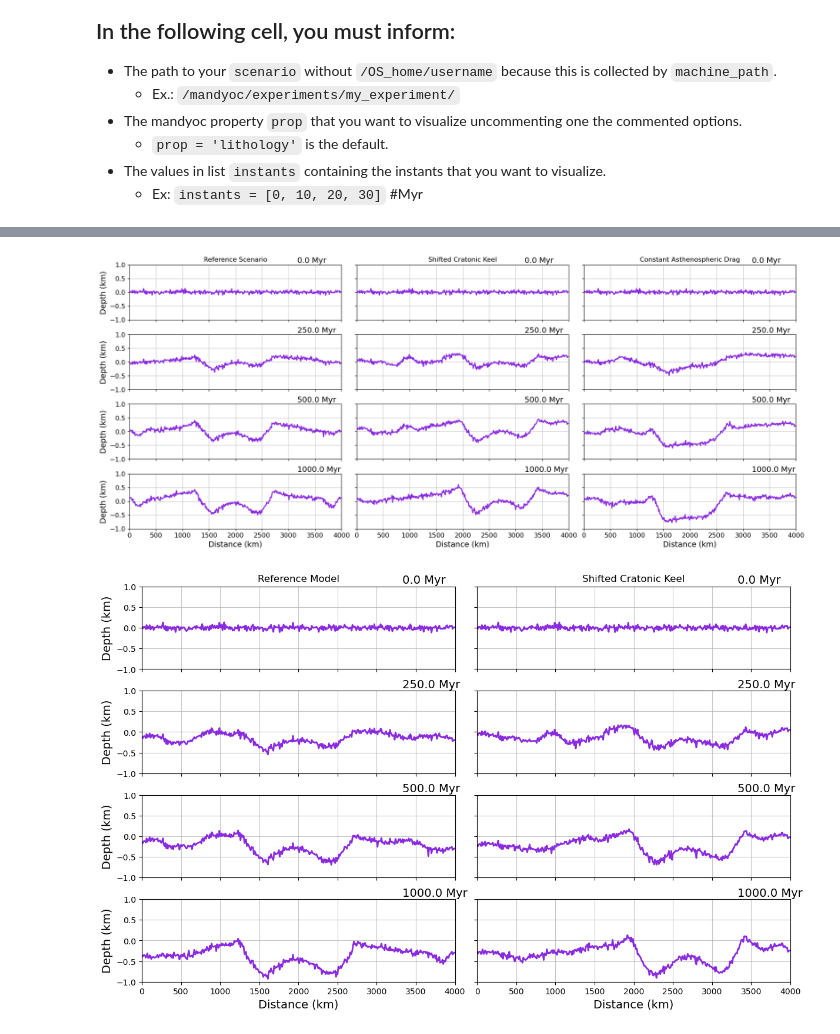
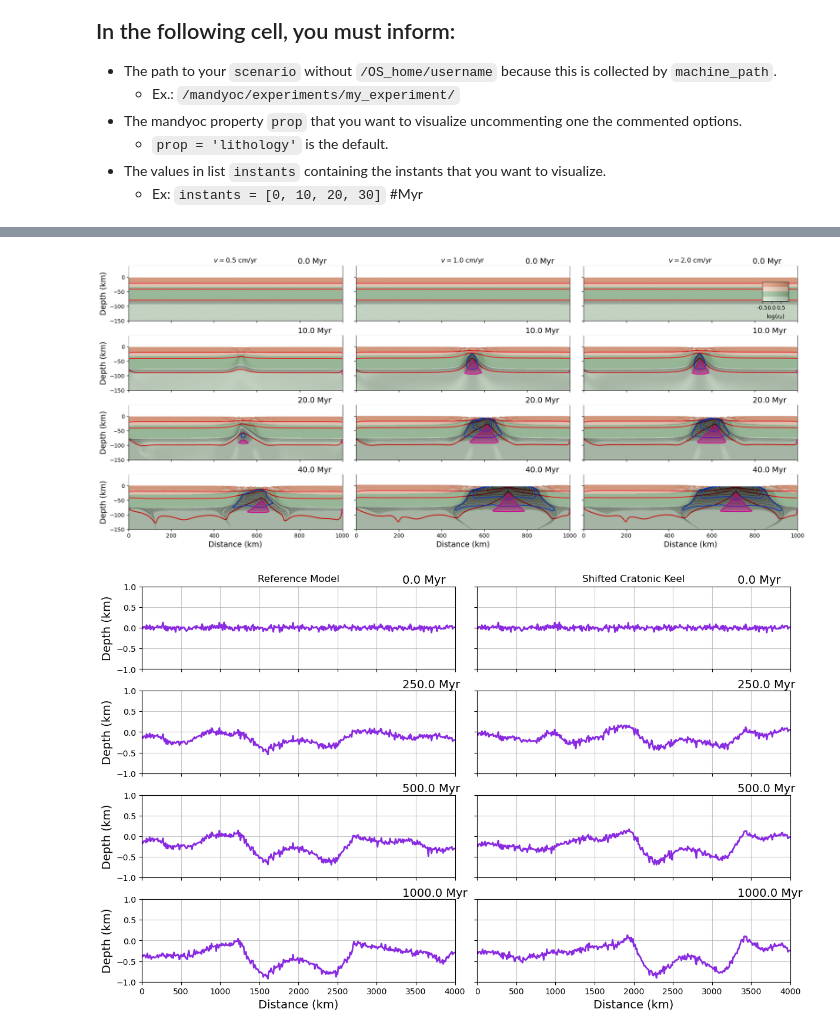
Before and after one commit to jopmas/scripts, a Jupyter notebook: plot_comparisons_steps.ipynb, the cells around one changed output, grey strips where cells are left out. Cells and saved outputs as stored; diff of their text form; code cells hidden in the pictures.

```diff
--- a/keel_article/plot_comparisons_steps.ipynb
+++ b/plot_comparisons_steps.ipynb
@@ -187,21 +175,21 @@ properties, new_datasets
 
 # prop = 'density'
 # prop = 'heat'
-# prop = 'lithology'
+prop = 'lithology'
 # prop = 'pressure'
 # prop = 'strain'
 # prop = 'strain_rate'
 # prop = 'temperature'
 # prop = 'temperature_anomaly'
 # prop = 'viscosity'
-prop = 'surface'
+# prop = 'surface'
 
 ##############################################################################################################
 #Set instants
 if(prop != 'surface'):
-    instants = [50, 250, 500, 1000] #Myr
+    instants = [0, 10, 20, 40] #Myr
 else:
-    instants = [0, 250, 500, 1000]
+    instants = [0, 10, 20, 40] #Myr
 
 ##############################################################################################################
 #Creating figure and subplots
@@ -221,15 +209,15 @@ alphabet = list(string.ascii_lowercase)
 letters = alphabet[0: len(instants)]
 
 i = 0
-# zoom_uc = True
-zoom_uc = False
+zoom_uc = True
+# zoom_uc = False
 
 Lcraton = 1200.0
 
 if(prop != 'surface'): # you can customize
     if(zoom_uc):
-        xlims = [float(dataset0.isel(time=i).lx)/2.0e3 - Lcraton/2 - 50, float(dataset0.isel(time=i).lx)/2.0e3 + Lcraton/2 + 50]
-        ylims = [-40, 10]
+        xlims = xlims = [0, float(dataset0.isel(time=i).lx) / 1.0e3]
+        ylims = [-150, 40]
         # plot steps
         plot_particles = True
     else:
@@ -262,42 +250,29 @@ for instant, i in zip(instants, range(len(instants))):
              fig,
              axs[3*i],
              plot_isotherms = plot_isotherms,
-             plot_particles = plot_particles,
+             plot_particles = False,
              particle_size = 0.2,
              particle_marker = ".",
              ncores = 20,
             #  step_plot = 4,
              isotherms = [500, 800, 1300],
-             plot_colorbar=False
-             # plot_melt = plot_melt,
+             plot_colorbar=False,
+             plot_melt = plot_melt,
              # melt_method = melt_method,
             )
 
-    if(mb_comparison):
-        xlims_aux = xlims
-        ylims_aux = ylims
-    else:
-        if(zoom_uc):
-            shift_craton = 700.0 #km
-            xlims_aux = [float(dataset0.isel(time=i).lx)/2.0e3 - Lcraton/2 - 50 + shift_craton, float(dataset0.isel(time=i).lx)/2.0e3 + Lcraton/2 + 50 + shift_craton]
-            ylims_aux = [-40, 10]
-        else:
-            shift_craton = 700.0 #km
-            xlims_aux = xlims
-            ylims_aux = ylims
-
-    plot_property(dataset1.isel(time=idx), prop, xlims_aux, ylims_aux, scenarios[1],
+    plot_property(dataset1.isel(time=idx), prop, xlims, ylims, scenarios[1],
             fig,
             axs[3*i+1],
             plot_isotherms = plot_isotherms,
-            plot_particles = plot_particles,
+            plot_particles = False,
             particle_size = 0.2,
             particle_marker = ".",
             ncores = 20,
             #  step_plot = 4,
             isotherms = [500, 800, 1300],
             plot_colorbar=False,
-            # plot_melt = plot_melt,
+            plot_melt = plot_melt,
             # melt_method = melt_method,
             )
 
@@ -305,80 +280,49 @@ for instant, i in zip(instants, range(len(instants))):
                 fig,
                 axs[3*i+2],
                 plot_isotherms = plot_isotherms,
-                plot_particles = plot_particles,
+                plot_particles = False,
                 particle_size = 0.2,
                 particle_marker = ".",
                 ncores = 20,
                 # step_plot = 4,
                 isotherms = [500, 800, 1300],
                 plot_colorbar=plot_colorbar,
-                # plot_melt = plot_melt,
+                plot_melt = plot_melt,
                 # melt_method = melt_method,
                 )
 
 # axs[0].set_title(r'CKR')
 # axs[1].set_title(r'CKS')
 
 # axs[1].set_title(r'CKMD0.01')
-if(mb_comparison):
-    axs[0].set_title(r'Mobile Belt: 5 $\times$ Wet Olivine')
-    axs[1].set_title(r'Mobile Belt: 3 $\times$ Wet Olivine')
-    axs[2].set_title(r'Mobile Belt: 1 $\times$ Wet Olivine')
-else:
-    axs[0].set_title(r'Reference Scenario')
-    axs[1].set_title(r'Shifted Cratonic Keel')
-    axs[2].set_title(r'Constant Asthenospheric Drag')
+
+axs[0].set_title(r'$v=0.5$ cm/yr')
+axs[1].set_title(r'$v=1.0$ cm/yr')
+axs[2].set_title(r'$v=2.0$ cm/yr')
 
 
 label_fsize = 14
 for i in range(len(instants)):
     # axs[2*i].set_title(f"{letters[i]} - {instants[i]} Myr")
     # axs[2*i+1].set_title(f"{letters[i]} - {instants[i]} Myr")
     axs[3*i].set_ylabel('Depth (km)', fontsize=label_fsize)
-
-    if(mb_comparison==False and prop != 'surface'):
-        axs[3*i+2].text(500, -560, f"Asthenospheric\nMovement", ha='center')
-        axs[3*i+2].arrow(50, -600, 850, 0, width=10, head_width=50, head_length=50, fc='k', ec='k')
-
-    if(ast_wind and prop != 'surface'):
-        axs[3*i].text(500, -560, f"Asthenospheric\nMovement", ha='center')
-        axs[3*i].arrow(50, -600, 850, 0, width=10, head_width=50, head_length=50, fc='k', ec='k')
-        axs[3*i+1].text(500, -560, f"Asthenospheric\nMovement", ha='center')
-        axs[3*i+1].arrow(50, -600, 850, 0, width=10, head_width=50, head_length=50, fc='k', ec='k')
-        axs[3*i+2].text(500, -560, f"Asthenospheric\nMovement", ha='center')
-        axs[3*i+2].arrow(50, -600, 850, 0, width=10, head_width=50, head_length=50, fc='k', ec='k')
 
     if(i == len(instants) - 1):
         axs[3*i].set_xlabel('Distance (km)', fontsize=label_fsize)
         axs[3*i+1].set_xlabel('Distance (km)', fontsize=label_fsize)
         axs[3*i+2].set_xlabel('Distance (km)', fontsize=label_fsize)
     else:
         axs[3*i].set_xticklabels([])
         axs[3*i+1].set_xticklabels([])
         axs[3*i+2].set_xticklabels([])
 
-if(zoom_uc):
-    if(mb_comparison):
-        figname = f"CK_mbwo_comparison_{prop}_zoom_uc"
-    else:
-        figname = f"CK_ref_vs_shift_vs_aw_{prop}_zoom_uc"
-else:
-    if(mb_comparison):
-        if(ast_wind):
-            figname = f"CK_mbwo_comparison_{prop}_aw"
-        else:
-            figname = f"CK_mbwo_comparison_{prop}"
-    else:
-        figname = f"CK_ref_vs_shift_vs_aw_{prop}"
 
-# figname = f"POSTER_CK_ref_vs_shift_vs_aw_{prop}"
-# figname = f"CK_mbwo_comparison_{prop}"
+figname = f"RFT_1350oC_vel_comparison_{prop}"
 
-
-fig.savefig(f"figures/{figname}.png", dpi=200)
-fig.savefig(f"figures/{figname}.pdf", dpi=200)
+# fig.savefig(f"figures/{figname}.png", dpi=200)
+# fig.savefig(f"figures/{figname}.pdf", dpi=200)
 # %% [output]
-[figure, old version]
+[figure, new version]
 # %%
 #Set scenario path
 local = False
```
Also changed, not shown: parts of 3 cells of this notebook, 6 other files.
